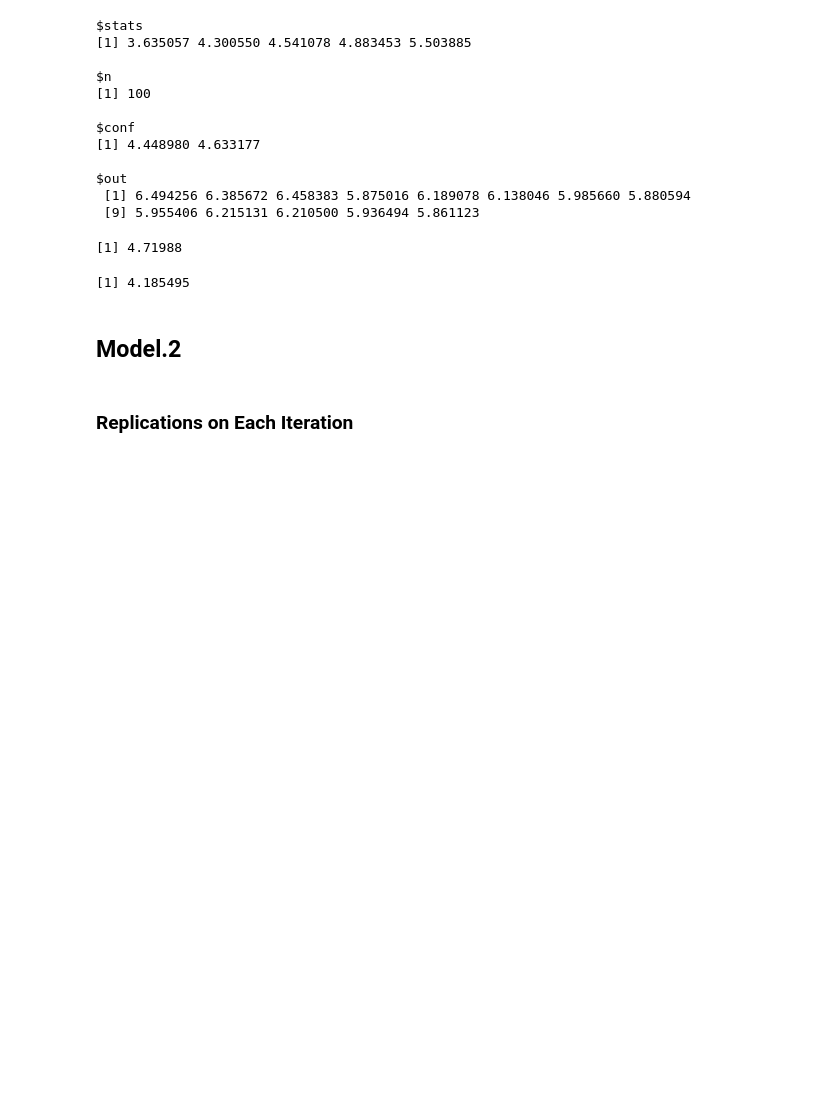
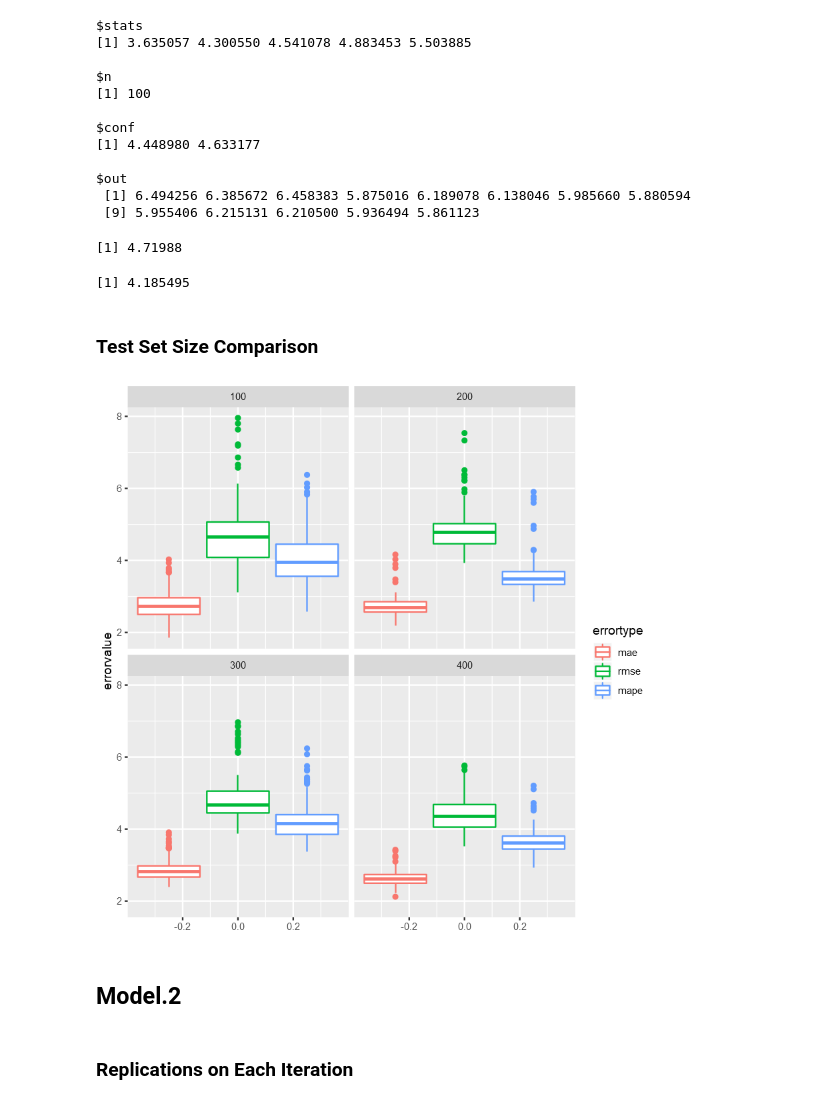
Before and after one commit to paslanpatir/pickleware, a Jupyter notebook: ComparisonResults_SampleRef_50_100.ipynb, the cells around one changed output. Drawn from its saved outputs; the diff is of its cells as text; code cells hidden in the pictures; blank space fills up the shorter version.

```diff
--- a/ComparisonResults_SampleRef_50_100.ipynb
+++ b/ComparisonResults_SampleRef_50_100.ipynb
@@ -246,6 +313,15 @@ mean(performance_molten_Rd_seq.1[seed == 0 & rep == 10 & errortype == "rmse" & i
 # %% [output]
 [1] 4.71988
 [1] 4.185495
+# %% [markdown]
+### Test Set Size Comparison
+# %%
+ggplot(data = performance_molten_Rd_seq.1[iter == 10], aes(y = errorvalue, group=errortype, col=errortype)) +
+                    geom_boxplot(aes(colour = errortype)) +
+                    facet_wrap(~ size) #+
+                    #labs( caption = paste0("meanRMSE : ",mean(performance_table_oneshot.2$rmse))) +
+# %% [output]
+[figure, added]
 # %% [markdown]
 ## Model.2
 # %%
```
Also changed, not shown: parts of 36 cells of this notebook.
